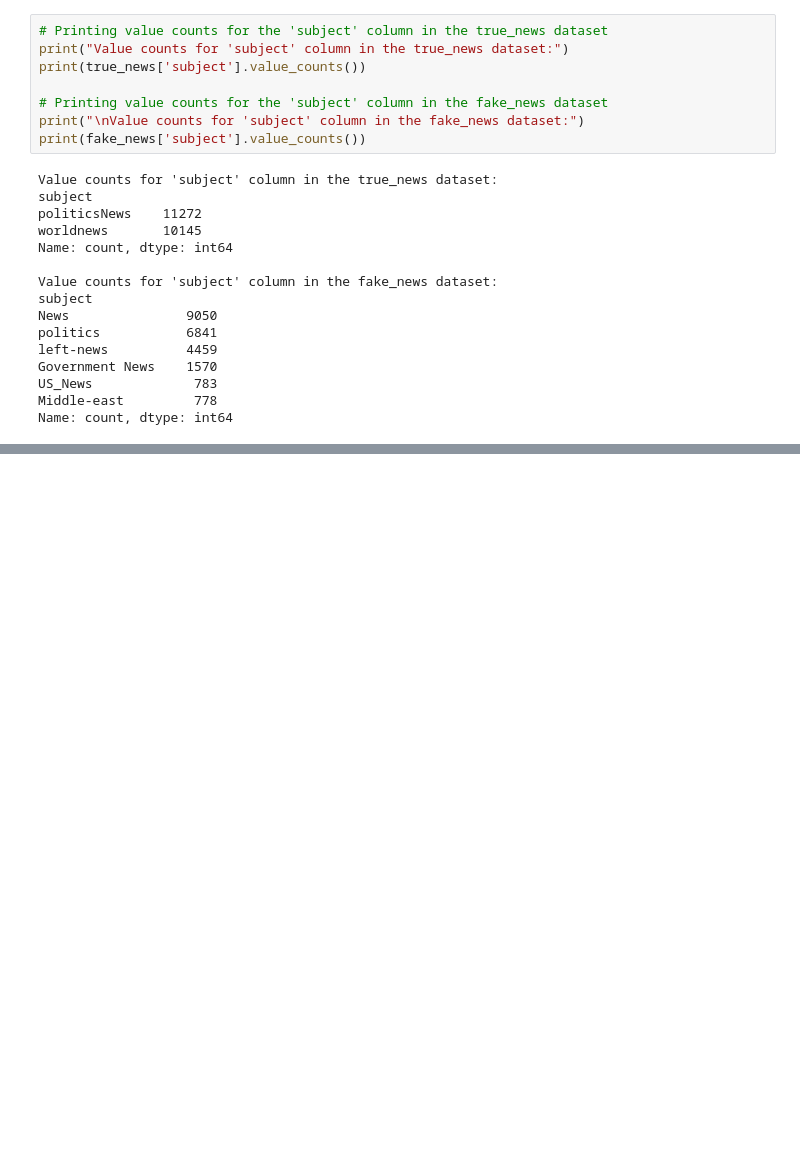
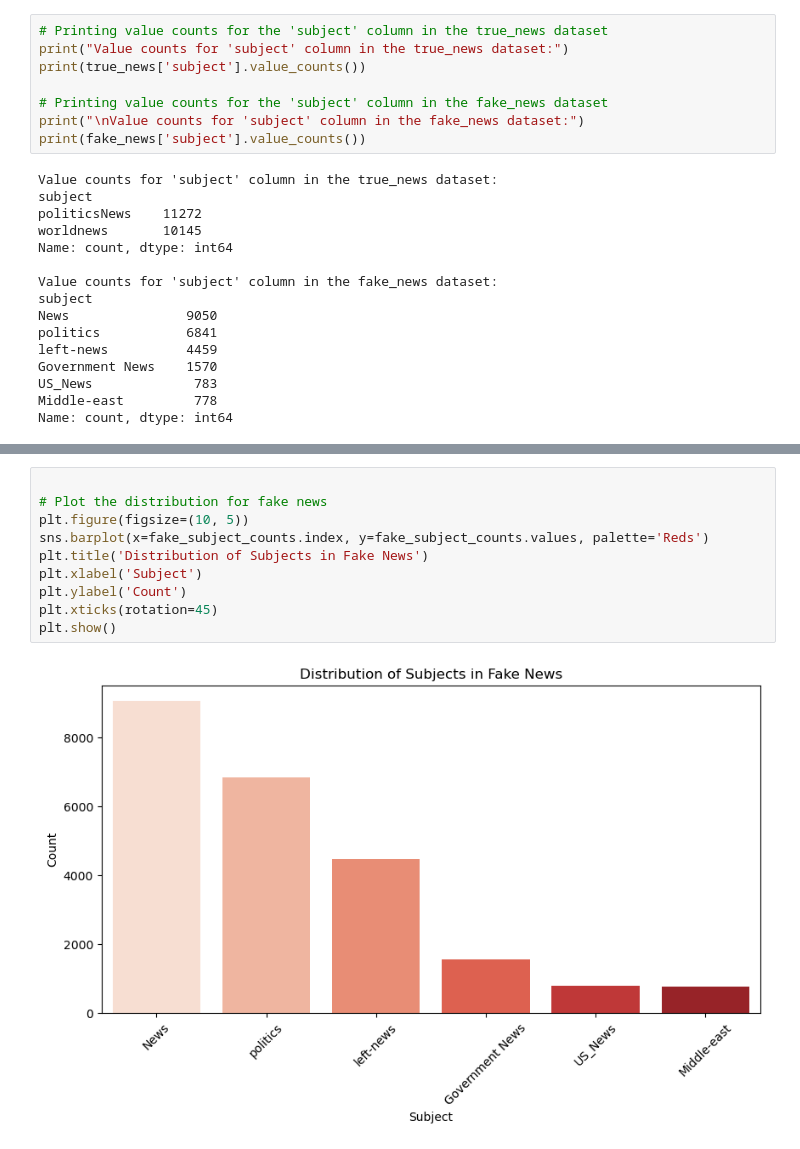
Before and after one commit to idatonui/Fake-News-Prediction, a Jupyter notebook: Fake News Prediction Notebook.ipynb, the cells around one changed output, grey strips where cells are left out. Saved outputs shown, nothing was run; the diff lists cells and outputs as text; blank space fills up the shorter version.

```diff
--- a/Fake News Prediction Notebook.ipynb
+++ b/Fake News Prediction Notebook.ipynb
@@ -223,0 +244,12 @@ Name: count, dtype: int64
+# %%
+
+# Plot the distribution for fake news
+plt.figure(figsize=(10, 5))
+sns.barplot(x=fake_subject_counts.index, y=fake_subject_counts.values, palette='Reds')
+plt.title('Distribution of Subjects in Fake News')
+plt.xlabel('Subject')
+plt.ylabel('Count')
+plt.xticks(rotation=45)
+plt.show()
+# %% [output]
+[figure, added]
```
Also changed, not shown: parts of 24 cells of this notebook.
